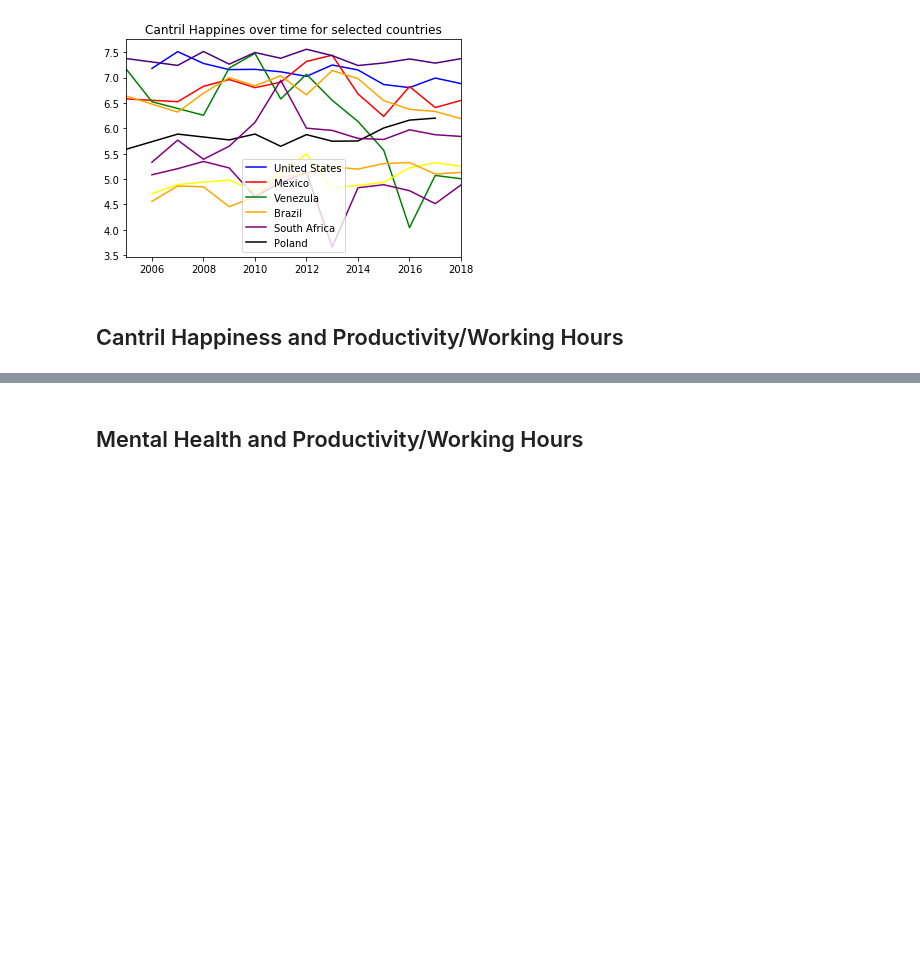
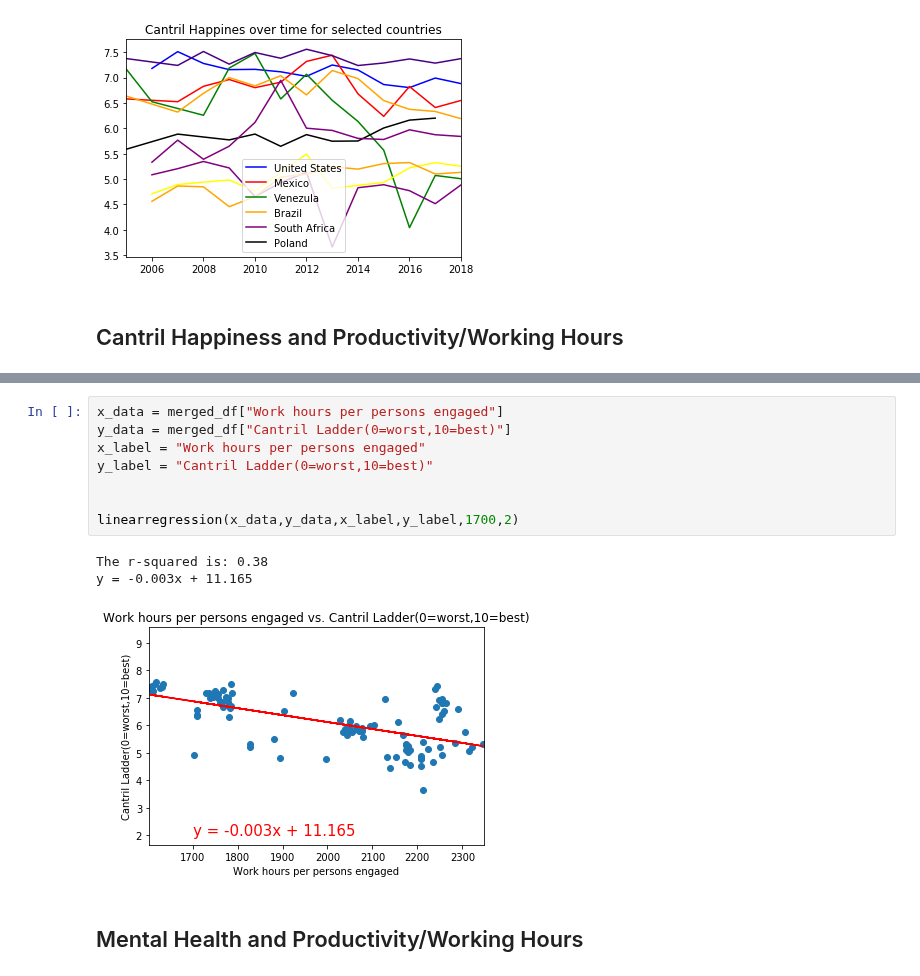
Before and after one commit to JeremyBrent/RUDS_project_1, a Jupyter notebook: Data_analysis.ipynb, the cells around one changed output, grey strips where cells are left out. Saved outputs shown, nothing was run; the diff lists cells and outputs as text; blank space fills up the shorter version.

```diff
--- a/Data_analysis.ipynb
+++ b/Data_analysis.ipynb
@@ -172,3 +190,15 @@ Text(0, 0.5, 'Work hours per persons engaged')
+# %%
+x_data = merged_df["Work hours per persons engaged"]
+y_data = merged_df["Cantril Ladder(0=worst,10=best)"]
+x_label = "Work hours per persons engaged"
+y_label = "Cantril Ladder(0=worst,10=best)"
+
+
+linearregression(x_data,y_data,x_label,y_label,1700,2)
+# %% [output]
+The r-squared is: 0.38
+y = -0.003x + 11.165
+[figure, added]
 # %% [markdown]
 ## Mental Health and Productivity/Working Hours
 # %%
```
Also changed, not shown: parts of 8 cells of this notebook, 1 other file.
